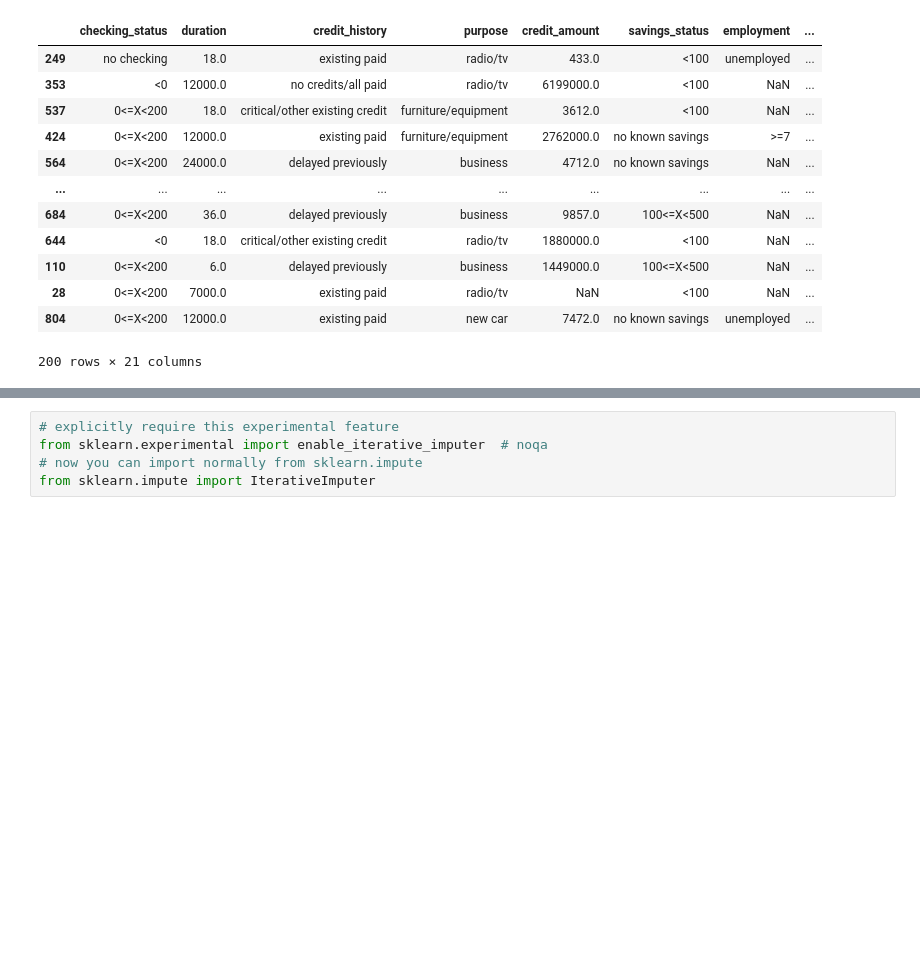
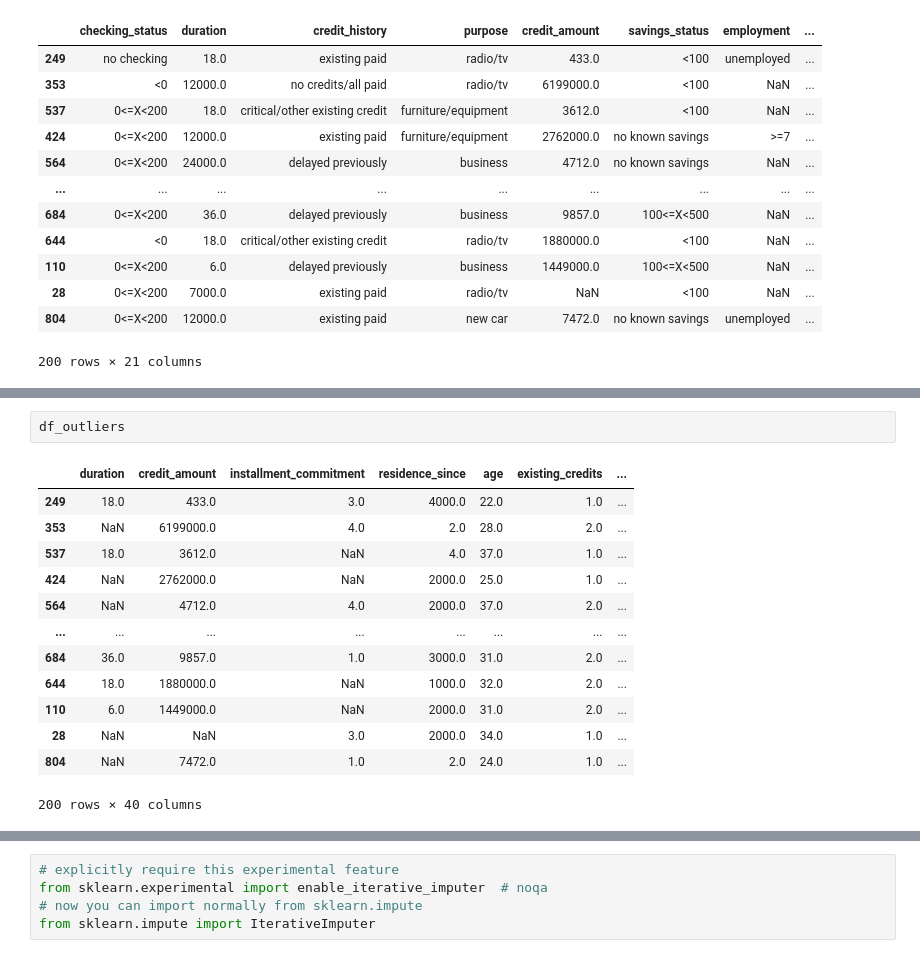
Before and after one commit to SharmaRupali/jenga, a Jupyter notebook: experimental_setup_ppp.ipynb, the cells around one changed output, grey strips where cells are left out. Drawn from its saved outputs; the diff is of its cells as text; blank space fills up the shorter version.

```diff
--- a/experimental_setup_ppp.ipynb
+++ b/experimental_setup_ppp.ipynb
@@ -658,0 +734,16 @@ test_data_corrupted
+# %%
+df_outliers
+# %% [output]
+|  | duration | credit_amount | installment_commitment | residence_since | age | existing_credits | ... |
+| 249 | 18.0 | 433.0 | 3.0 | 4000.0 | 22.0 | 1.0 | ... |
+| 353 | NaN | 6199000.0 | 4.0 | 2.0 | 28.0 | 2.0 | ... |
+| 537 | 18.0 | 3612.0 | NaN | 4.0 | 37.0 | 1.0 | ... |
+| 424 | NaN | 2762000.0 | NaN | 2000.0 | 25.0 | 1.0 | ... |
+| 564 | NaN | 4712.0 | 4.0 | 2000.0 | 37.0 | 2.0 | ... |
+| ... | ... | ... | ... | ... | ... | ... | ... |
+| 684 | 36.0 | 9857.0 | 1.0 | 3000.0 | 31.0 | 2.0 | ... |
+| 644 | 18.0 | 1880000.0 | NaN | 1000.0 | 32.0 | 2.0 | ... |
+| 110 | 6.0 | 1449000.0 | NaN | 2000.0 | 31.0 | 2.0 | ... |
+| 28 | NaN | NaN | 3.0 | 2000.0 | 34.0 | 1.0 | ... |
+| 804 | NaN | 7472.0 | 1.0 | 2.0 | 24.0 | 1.0 | ... |
+200 rows × 40 columns
```
Also changed, not shown: parts of 13 cells of this notebook.
